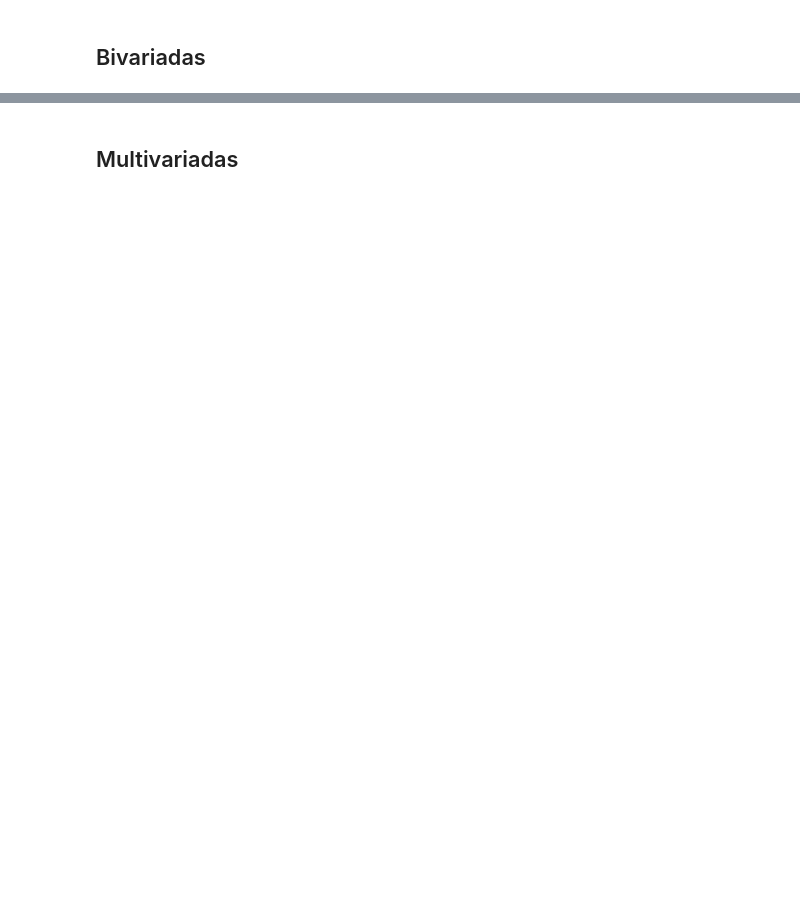
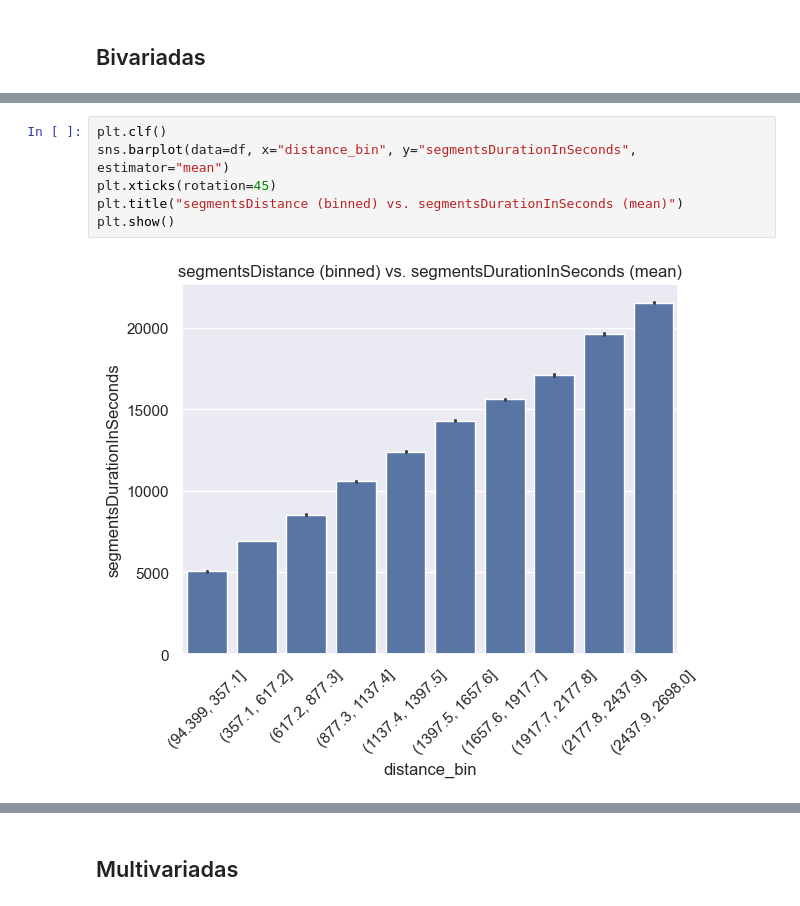
Before and after one commit to vitornuness/ads_2025_passagem_aerea, a Jupyter notebook: notebooks/2_eda.ipynb, the cells around one changed output, grey strips where cells are left out. Cells and saved outputs as stored; diff of their text form; blank space fills up the shorter version.

```diff
--- a/notebooks/2_eda.ipynb
+++ b/notebooks/2_eda.ipynb
@@ -196,0 +226,8 @@ plt.show()
+# %%
+plt.clf()
+sns.barplot(data=df, x="distance_bin", y="segmentsDurationInSeconds", estimator="mean")
+plt.xticks(rotation=45)
+plt.title("segmentsDistance (binned) vs. segmentsDurationInSeconds (mean)")
+plt.show()
+# %% [output]
+[figure, added]
```
Also changed, not shown: parts of 15 cells of this notebook, 1 other file.
